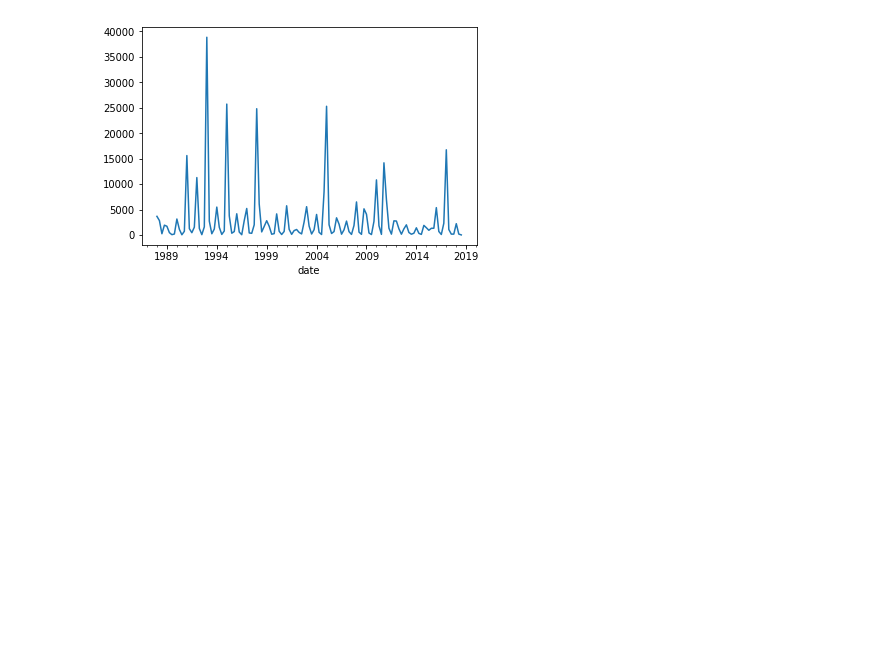
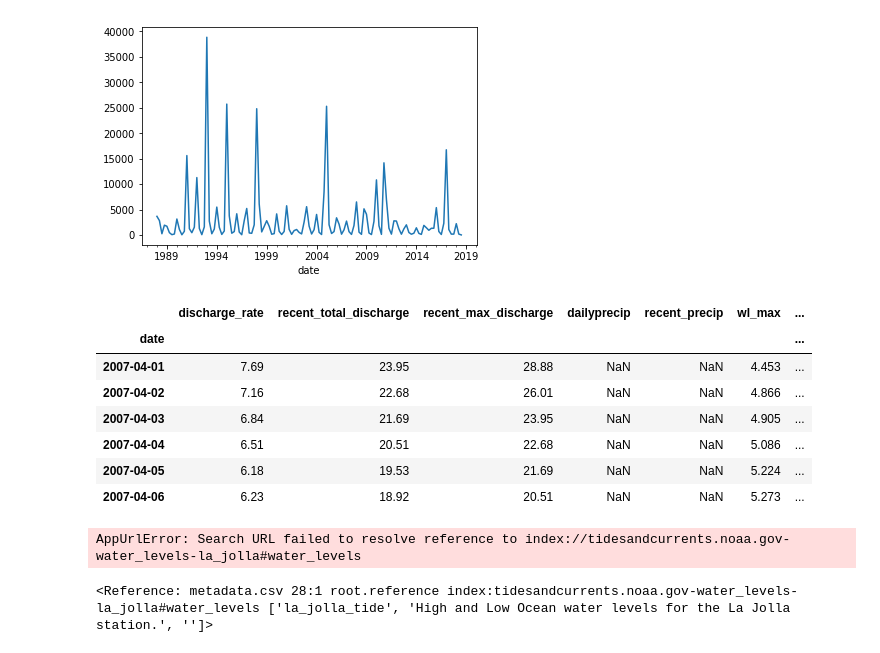
Before and after one commit to san-diego-water-quality/san-diego-water-quality.github.io, a Jupyter notebook: notebooks/7 Tides Rain and River.ipynb, the cells around one changed output. Saved outputs shown, nothing was run; the diff lists cells and outputs as text; code cells hidden in the pictures; blank space fills up the shorter version.

```diff
--- a/notebooks/7 Tides Rain and River.ipynb
+++ b/notebooks/7 Tides Rain and River.ipynb
@@ -66,3 +66,20 @@ trr.set_index('date').resample('1q').sum().discharge_rate.plot()
 # %% [output]
 <matplotlib.axes._subplots.AxesSubplot at 0x...>
 [figure]
+# %%
+t = trr.set_index('date')
+t.loc['2007-04-01':'2007-04-06']
+# %% [output]
+|  | discharge_rate | recent_total_discharge | recent_max_discharge | dailyprecip | recent_precip | wl_max | ... |
+| date |  |  |  |  |  |  | ... |
+| 2007-04-01 | 7.69 | 23.95 | 28.88 | NaN | NaN | 4.453 | ... |
+| 2007-04-02 | 7.16 | 22.68 | 26.01 | NaN | NaN | 4.866 | ... |
+| 2007-04-03 | 6.84 | 21.69 | 23.95 | NaN | NaN | 4.905 | ... |
+| 2007-04-04 | 6.51 | 20.51 | 22.68 | NaN | NaN | 5.086 | ... |
+| 2007-04-05 | 6.18 | 19.53 | 21.69 | NaN | NaN | 5.224 | ... |
+| 2007-04-06 | 6.23 | 18.92 | 20.51 | NaN | NaN | 5.273 | ... |
+# %%
+pkg.reference('la_jolla_tide')
+# %% [output]
+AppUrlError: Search URL failed to resolve reference to index://tidesandcurrents.noaa.gov-water_levels-la_jolla#water_levels
+<Reference: metadata.csv 28:1 root.reference index:tidesandcurrents.noaa.gov-water_levels-la_jolla#water_levels ['la_jolla_tide', 'High and Low Ocean water levels for the La Jolla station.', '']>
```
Also changed, not shown: parts of 1 cell of this notebook, 3 other files.
